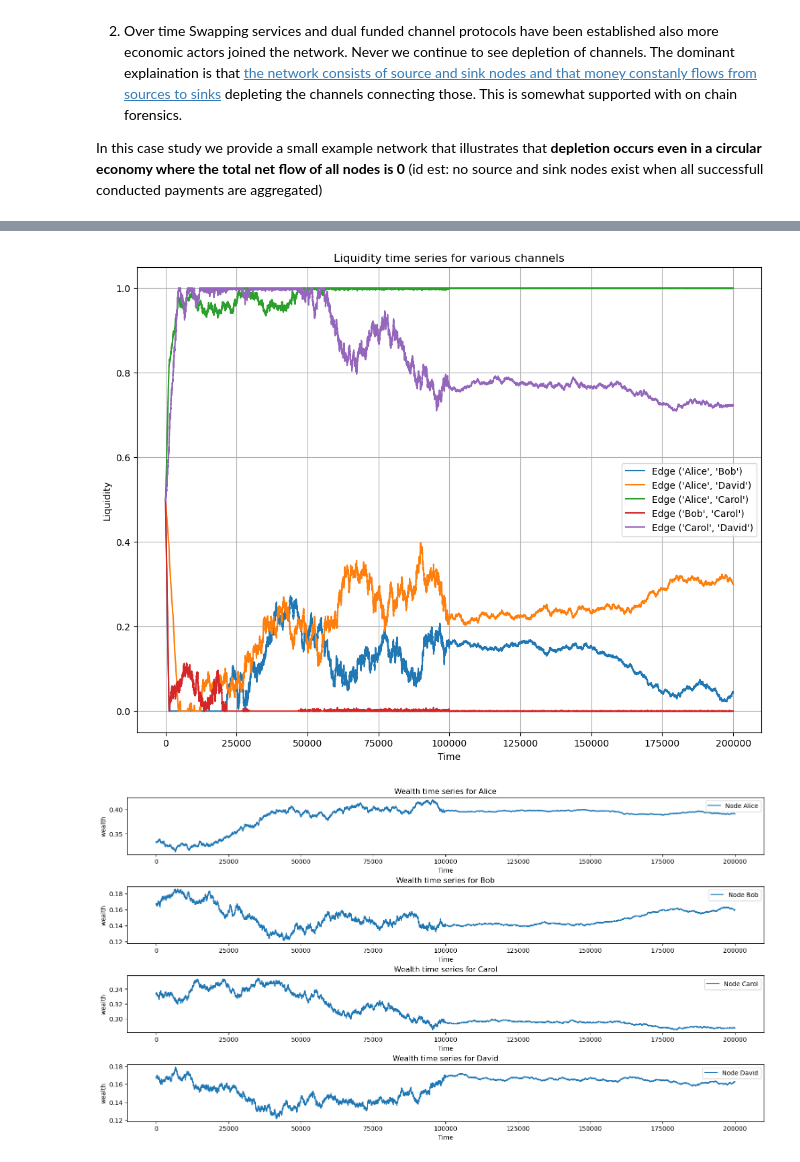
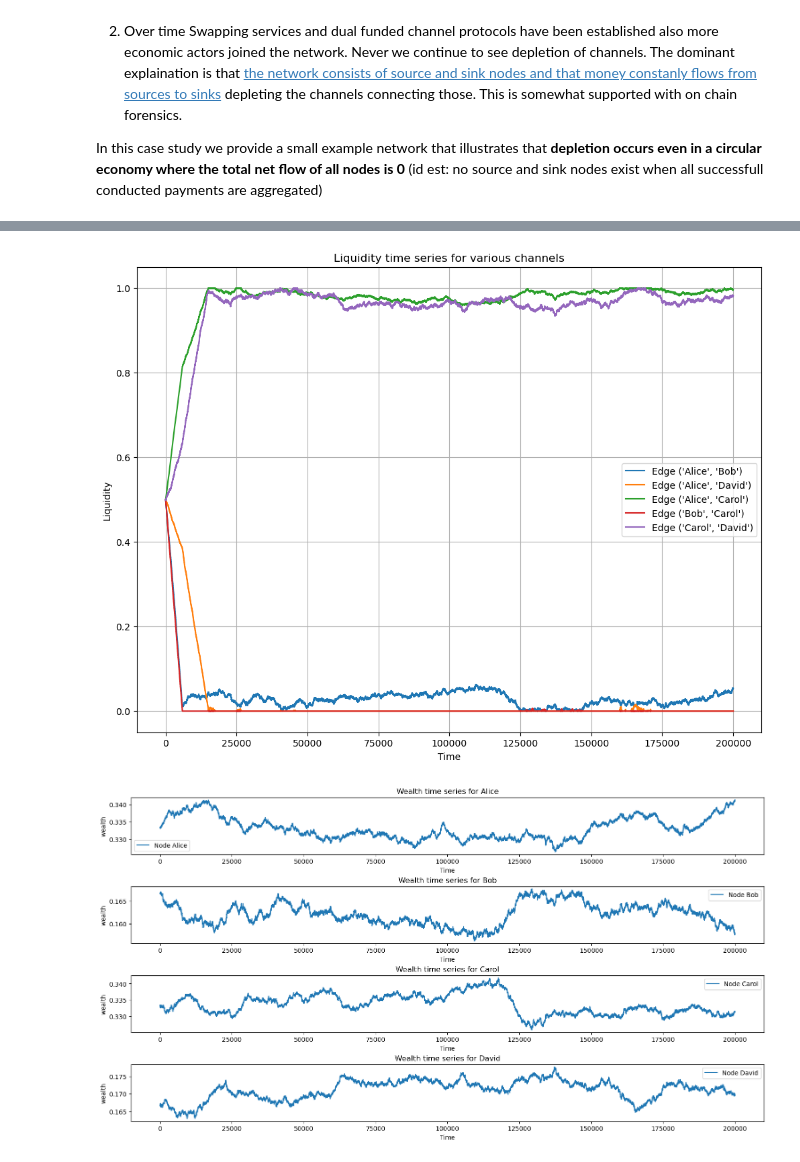
Before and after one commit to ajtowns/Lightning-Network-Limitations, a Jupyter notebook: Limits of two party channels/Selfish Sending yields Almost solution to Global Fee Potential Optimization.ipynb, the cells around one changed output, grey strips where cells are left out. Saved outputs shown, nothing was run; the diff lists cells and outputs as text; code cells hidden in the pictures.

```diff
--- a/Limits of two party channels/Selfish Sending yields Almost solution to Global Fee Potential Optimization.ipynb
+++ b/Limits of two party channels/Selfish Sending yields Almost solution to Global Fee Potential Optimization.ipynb
@@ -147,13 +159,20 @@ def draw_small_network(H):
             caps[(u, v)] = f"Cap: {capacity} sats"
 
         # Determine the edge color
-        if liquidity_uv <= 50:
+        if liquidity_uv * 1000 < capacity: # <0.1%
             edge_colors.append("red")  # depleted
+        elif liquidity_uv * 20 < capacity: # <5%
+            edge_colors.append("orange")  # kind-of depleted
+        elif liquidity_uv * 4 < capacity: # <25%
+            edge_colors.append("green")  # not ideal
         else:
             edge_colors.append("black")  # Does not meet the criteria
 
         # Add usage and fee labels
         labels[(u, v)] = f"{liquidity_uv} sats\nPPM: {fee_uv}"
+        vol_uv = H[u][v]["volume"]
+        if vol_uv > 0:
+            labels[u,v] += f"\nvol: {vol_uv}"
 
     nodelabels = {}
     for node in H.nodes():
@@ -312,17 +331,19 @@ def plot_wealth_time_series(time_series,normed=False):
         ax.set_visible(False)
 
     plt.show()
-# %%
-def new_example():
-    example = LiquidityGraph()
-    example.add_edge("Alice", "Bob", 2000, 100)
-    example.add_edge("Bob", "Carol", 2000, 100)
-    example.add_edge("Carol", "David", 2000, 100)
-    example.add_edge("David", "Alice", 2000, 250)
-    example.add_edge("David", "Carol", 2000, 200)
-    example.add_edge("Carol", "Bob", 2000, 300)
-    example.add_edge("Bob", "Alice", 2000, 400)
-    example.add_edge("Alice", "David", 2000, 300)
-    example.add_edge("Alice", "Carol", 4000, 250)
-    example.add_edge("Carol", "Alice", 4000, 0)
-    return example
+# %%
+def new_example(n=100):
+    example = LiquidityGraph()
+    example.add_edge("Alice", "Bob", 2000*n, 100)
+    example.add_edge("Bob", "Carol", 2000*n, 100)
+    example.add_edge("Carol", "David", 2000*n, 100)
+    example.add_edge("David", "Alice", 2000*n, 250)
+    example.add_edge("David", "Carol", 2000*n, 200)
+    example.add_edge("Carol", "Bob", 2000*n, 300)
+    example.add_edge("Bob", "Alice", 2000*n, 400)
+    example.add_edge("Alice", "David", 2000*n, 300)
+    example.add_edge("Alice", "Carol", 4000*n, 250)
+    example.add_edge("Carol", "Alice", 4000*n, 0)
+    return example
+
+draw_small_network(new_example().graph)
@@ -329,8 +352,8 @@ def new_example():
 # %%
 example = new_example()
-ts,w_ts = simulate_payments_with_wealth(example, num_payments=100000, amount=5)
+ts,w_ts = simulate_payments_with_wealth(example, num_payments=100000, amount=100)
 draw_small_network(example.graph)
-simulate_payments_with_wealth(example, num_payments=100000, amount=1, ets=ts, wts=w_ts)
+simulate_payments_with_wealth(example, num_payments=100000, amount=100, ets=ts, wts=w_ts)
 draw_small_network(example.graph)
 
 plot_liquidity_time_series(ts)
@@ -344,2 +367,2 @@ plot_wealth_time_series(w_ts,True)
-[figure, old version]
+[figure, new version]
-[figure, old version]
+[figure, new version]
```
Also changed, not shown: parts of 6 cells of this notebook.
